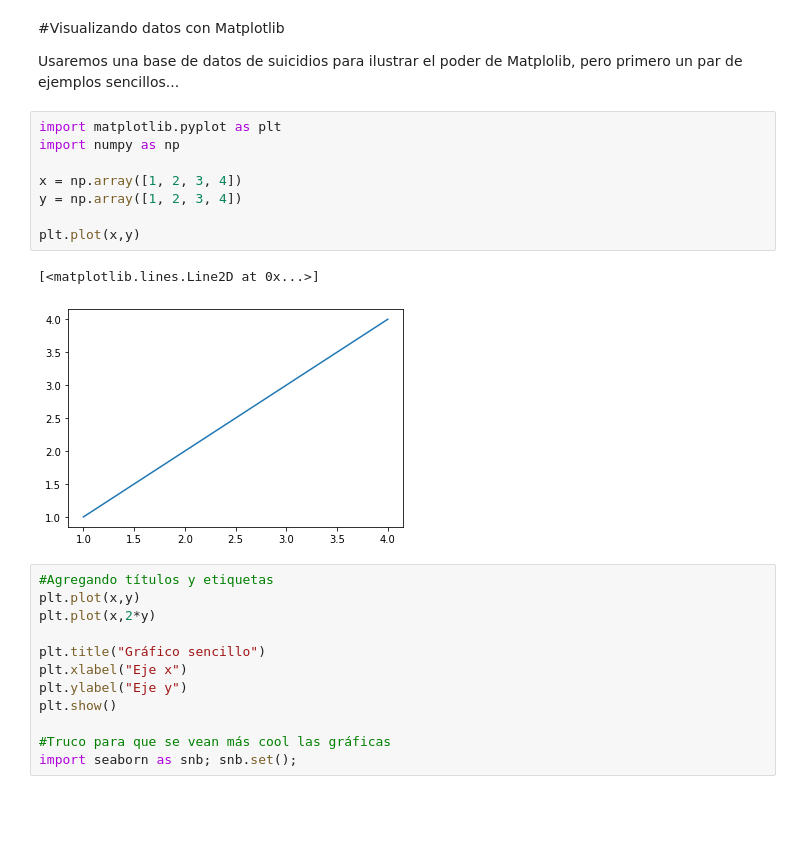
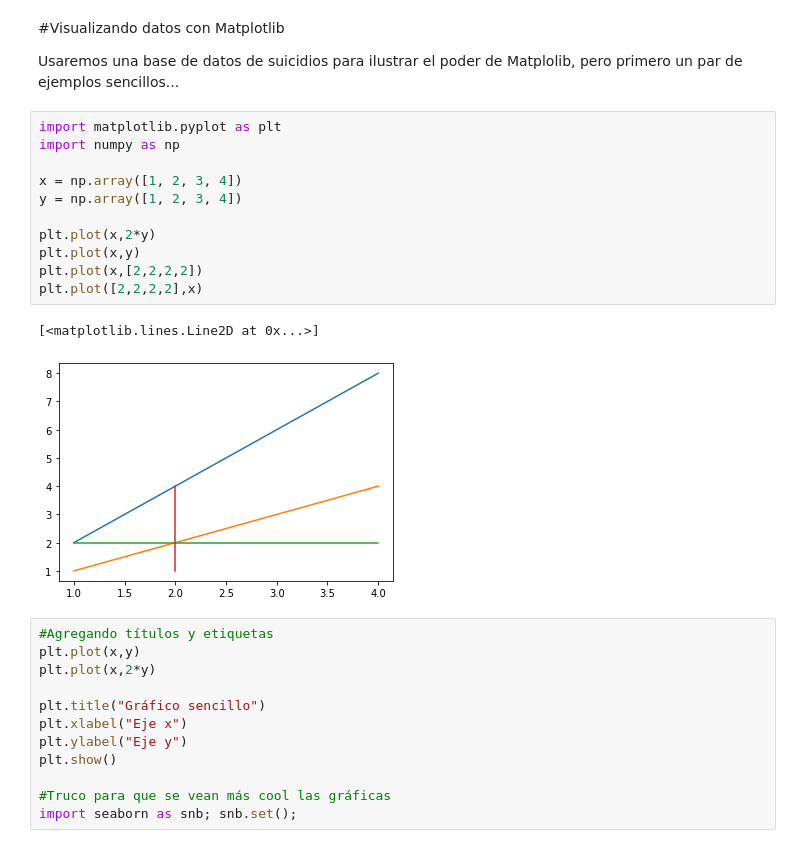
Before and after one commit to Javcm/Intro-a-Deep-Learning-UNAM-FC, a Jupyter notebook: Tutorial_Matplotlib.ipynb, the cells around one changed output. Saved outputs shown, nothing was run; the diff lists cells and outputs as text; blank space fills up the shorter version.

```diff
--- a/Tutorial_Matplotlib.ipynb
+++ b/Tutorial_Matplotlib.ipynb
@@ -7,14 +7,17 @@ Usaremos una base de datos de suicidios para ilustrar el poder de Matplolib, per
 # %%
 import matplotlib.pyplot as plt
 import numpy as np
 
 x = np.array([1, 2, 3, 4])
 y = np.array([1, 2, 3, 4])
 
+plt.plot(x,2*y)
 plt.plot(x,y)
+plt.plot(x,[2,2,2,2])
+plt.plot([2,2,2,2],x)
 # %% [output]
 [<matplotlib.lines.Line2D at 0x...>]
-[figure, old version]
+[figure, new version]
 # %%
 #Agregando títulos y etiquetas
 plt.plot(x,y)
```
Also changed, not shown: parts of 7 cells of this notebook.
